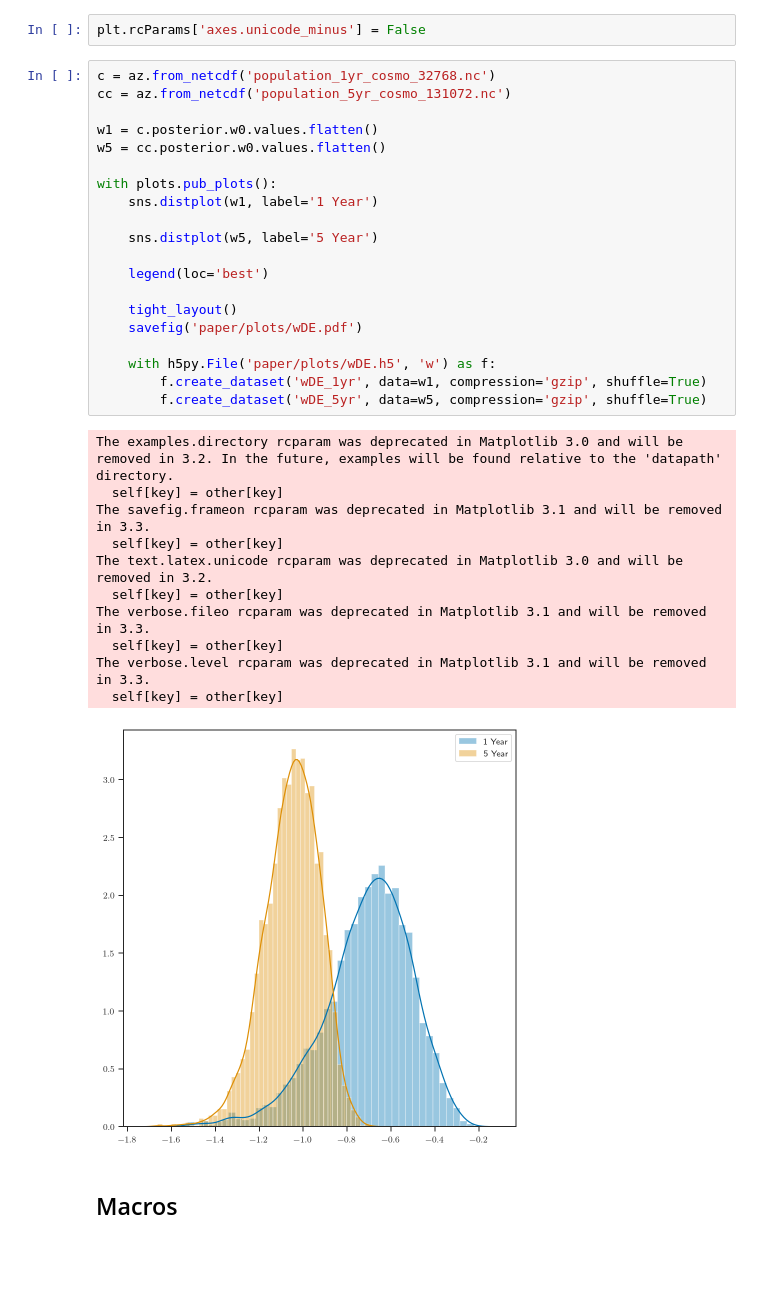
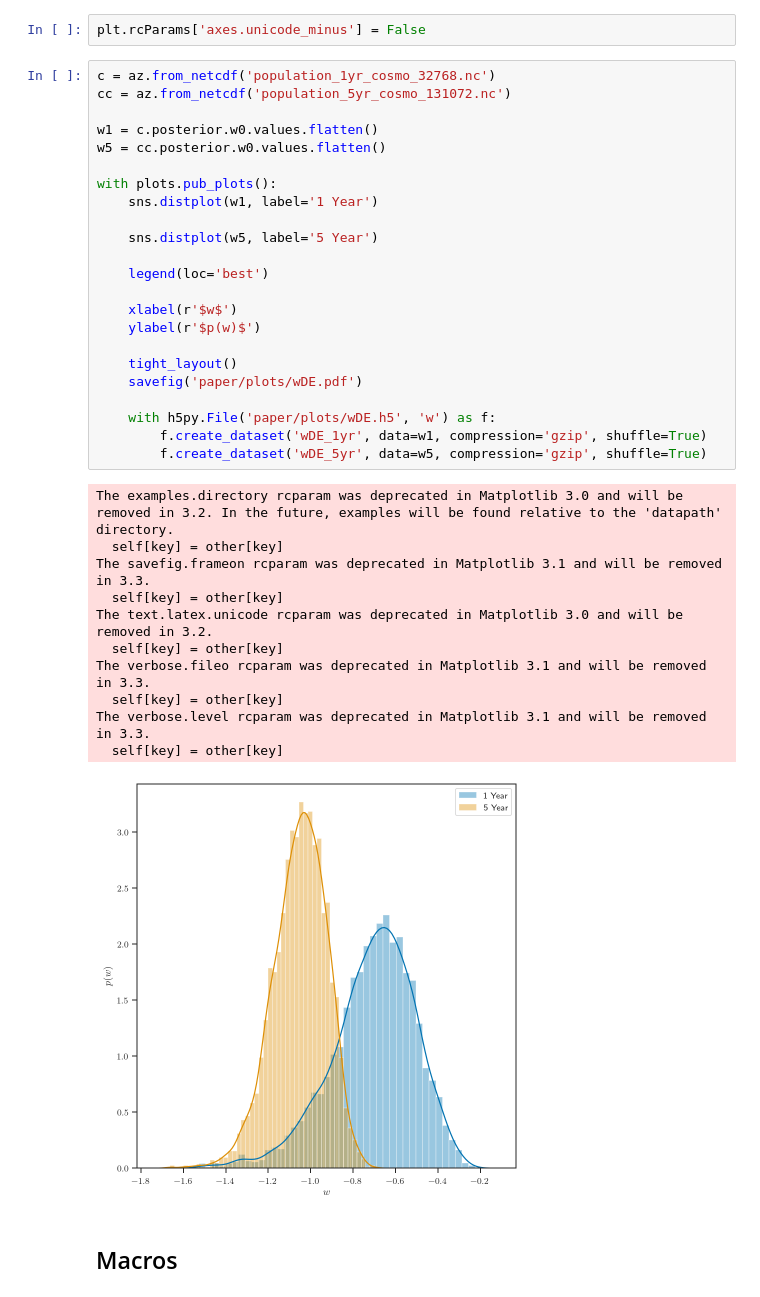
Before and after one commit to farr/PISNLineCosmography, a Jupyter notebook: PaperPlots.ipynb, the cells around one changed output. Saved outputs shown, nothing was run; the diff lists cells and outputs as text; blank space fills up the shorter version.

```diff
--- a/PaperPlots.ipynb
+++ b/PaperPlots.ipynb
@@ -276,34 +276,37 @@ plt.rcParams['axes.unicode_minus'] = False
 c = az.from_netcdf('population_1yr_cosmo_32768.nc')
 cc = az.from_netcdf('population_5yr_cosmo_131072.nc')
 
 w1 = c.posterior.w0.values.flatten()
 w5 = cc.posterior.w0.values.flatten()
 
 with plots.pub_plots():
     sns.distplot(w1, label='1 Year')
 
     sns.distplot(w5, label='5 Year')
 
     legend(loc='best')
 
+    xlabel(r'$w$')
+    ylabel(r'$p(w)$')
+
     tight_layout()
     savefig('paper/plots/wDE.pdf')
 
     with h5py.File('paper/plots/wDE.h5', 'w') as f:
         f.create_dataset('wDE_1yr', data=w1, compression='gzip', shuffle=True)
         f.create_dataset('wDE_5yr', data=w5, compression='gzip', shuffle=True)
 # %% [output]
 The examples.directory rcparam was deprecated in Matplotlib 3.0 and will be removed in 3.2. In the future, examples will be found relative to the 'datapath' directory.
   self[key] = other[key]
 The savefig.frameon rcparam was deprecated in Matplotlib 3.1 and will be removed in 3.3.
   self[key] = other[key]
 The text.latex.unicode rcparam was deprecated in Matplotlib 3.0 and will be removed in 3.2.
   self[key] = other[key]
 The verbose.fileo rcparam was deprecated in Matplotlib 3.1 and will be removed in 3.3.
   self[key] = other[key]
 The verbose.level rcparam was deprecated in Matplotlib 3.1 and will be removed in 3.3.
   self[key] = other[key]
-[figure, old version]
+[figure, new version]
 # %% [markdown]
 ## Macros
 # %%
```
Also changed, not shown: parts of 2 cells of this notebook, 6 other files.
